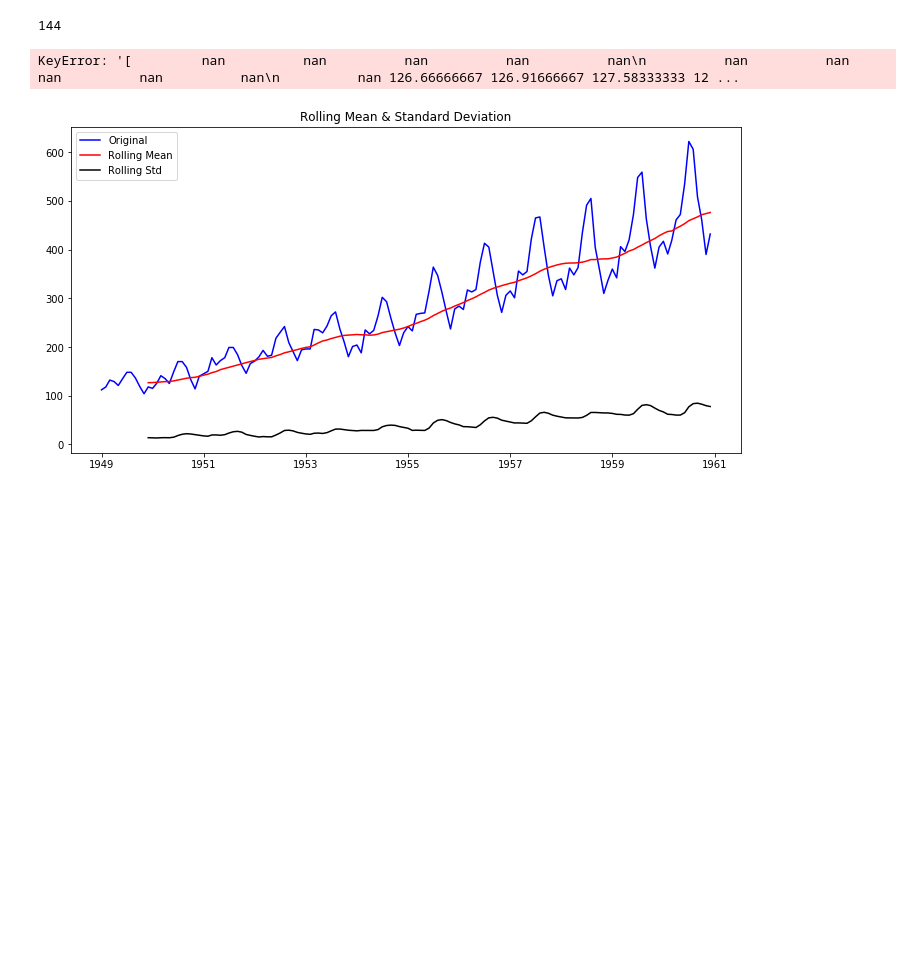
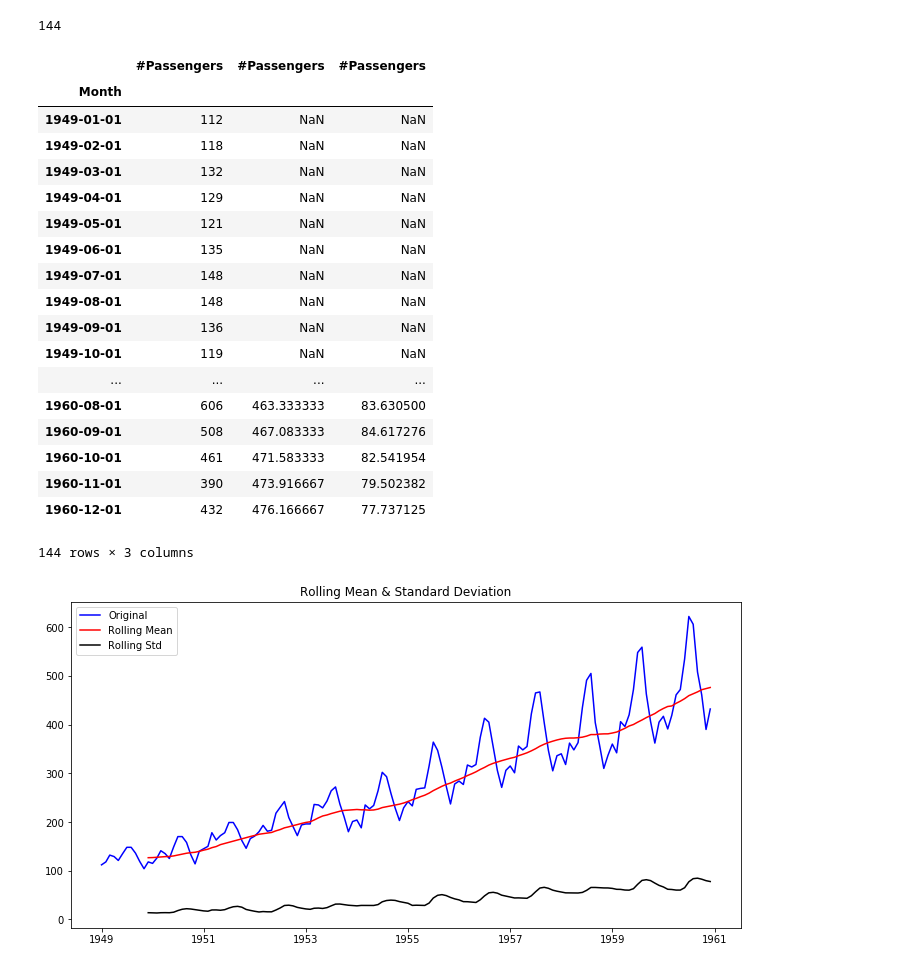
Before and after one commit to Pietrassyk/dsc-testing-for-trends-lab-nyc-ds-career-042219, a Jupyter notebook: index.ipynb, the cells around one changed output. Cells and saved outputs as stored; diff of their text form; code cells hidden in the pictures; blank space fills up the shorter version.

```diff
--- a/index.ipynb
+++ b/index.ipynb
@@ -113,11 +113,29 @@ len(df["#Passengers"].rolling(window = 12, axis = 0).mean())
 # %%
 #Determine rolling statistics
 roll_mean = df["#Passengers"].rolling(window = 12, axis = 0).mean()
-roll_mean = df["#Passengers"].rolling(window = 12, axis = 0).std()
+roll_std = df["#Passengers"].rolling(window = 12, axis = 0).std()
 
-df["#Passengers"].plot(figsize=(15,8), label = "original")
+pd.concat([df,roll_mean,roll_std], axis = 1)
 # %% [output]
+|  | #Passengers | #Passengers | #Passengers |
+| Month |  |  |  |
+| 1949-01-01 | 112 | NaN | NaN |
+| 1949-02-01 | 118 | NaN | NaN |
+| 1949-03-01 | 132 | NaN | NaN |
+| 1949-04-01 | 129 | NaN | NaN |
+| 1949-05-01 | 121 | NaN | NaN |
+| 1949-06-01 | 135 | NaN | NaN |
+| 1949-07-01 | 148 | NaN | NaN |
+| 1949-08-01 | 148 | NaN | NaN |
+| 1949-09-01 | 136 | NaN | NaN |
+| 1949-10-01 | 119 | NaN | NaN |
+| ... | ... | ... | ... |
+| 1960-08-01 | 606 | 463.333333 | 83.630500 |
+| 1960-09-01 | 508 | 467.083333 | 84.617276 |
+| 1960-10-01 | 461 | 471.583333 | 82.541954 |
+| 1960-11-01 | 390 | 473.916667 | 79.502382 |
+| 1960-12-01 | 432 | 476.166667 | 77.737125 |
-KeyError: '[         nan          nan          nan          nan          nan\n          nan          nan          nan          nan          nan\n          nan 126.66666667 126.91666667 127.58333333 12 ...
+144 rows × 3 columns
 # %%
 #Plot rolling statistics
 # %% [output]
```
